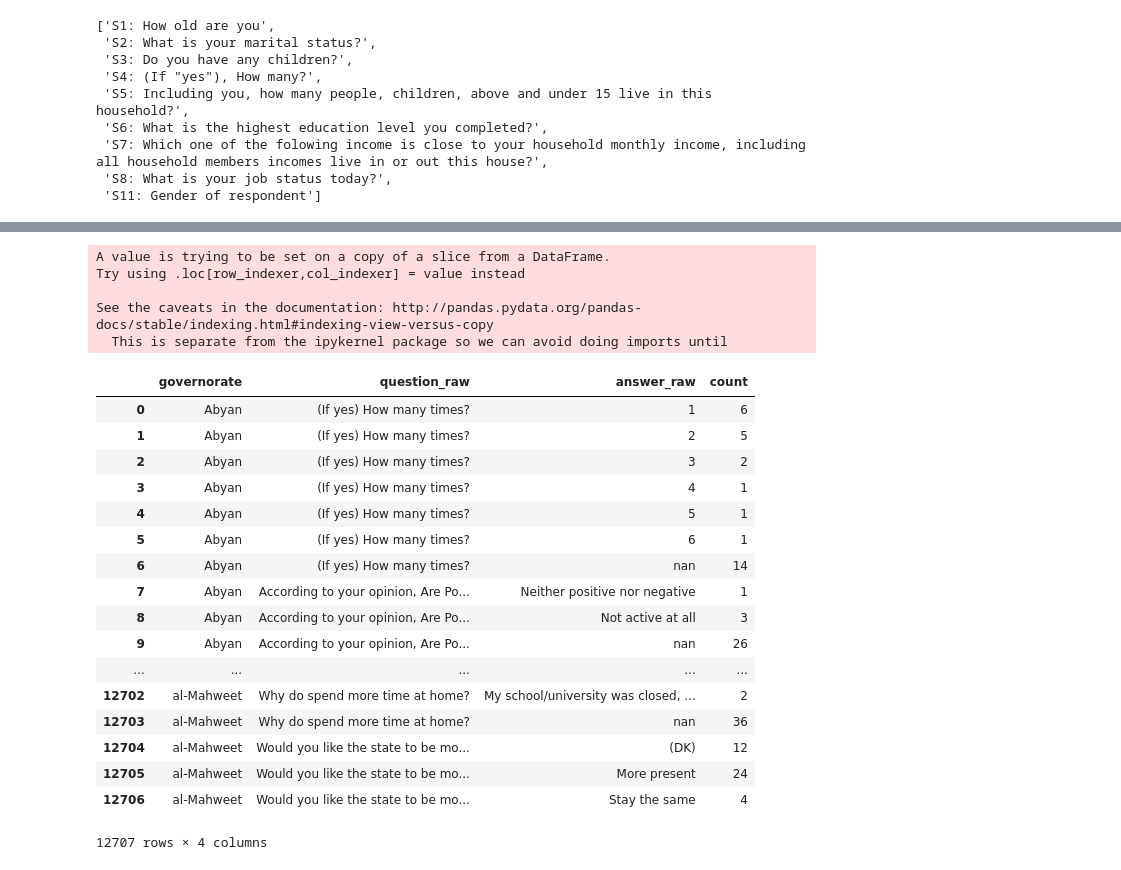
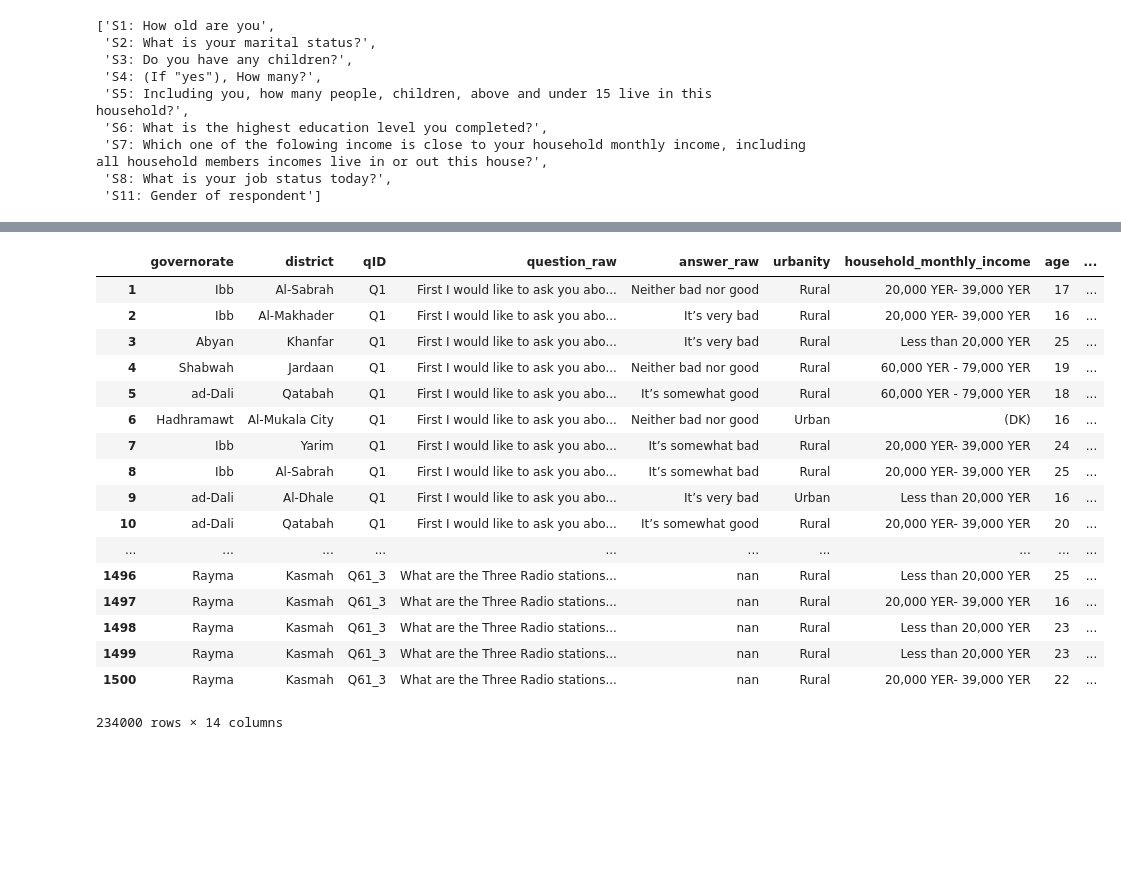
Before and after one commit to cmcenaney/ypc-data, a Jupyter notebook: 1_initial.ipynb, the cells around one changed output, grey strips where cells are left out. Saved outputs shown, nothing was run; the diff lists cells and outputs as text; code cells hidden in the pictures; blank space fills up the shorter version.

Commit message:
cleaned, formatted with calculations

```diff
--- a/1_initial.ipynb
+++ b/1_initial.ipynb
@@ -113,30 +116,28 @@ df_formatted.head()
-# %%
-# governorate > question > answer
-df_gov_q_a = df_formatted[['governorate', 'question_raw', 'answer_raw']]
-df_gov_q_a['count'] = ''
-df_gov_q_a = df_gov_q_a.groupby(['governorate', 'question_raw', 'answer_raw']).count().reset_index()
-df_gov_q_a.sort_values(['governorate', 'question_raw'])
-# %% [output]
-A value is trying to be set on a copy of a slice from a DataFrame.
-Try using .loc[row_indexer,col_indexer] = value instead
-
-See the caveats in the documentation: http://pandas.pydata.org/pandas-docs/stable/indexing.html#indexing-view-versus-copy
-  This is separate from the ipykernel package so we can avoid doing imports until
-|  | governorate | question_raw | answer_raw | count |
-| 0 | Abyan | (If yes) How many times? | 1 | 6 |
-| 1 | Abyan | (If yes) How many times? | 2 | 5 |
-| 2 | Abyan | (If yes) How many times? | 3 | 2 |
-| 3 | Abyan | (If yes) How many times? | 4 | 1 |
-| 4 | Abyan | (If yes) How many times? | 5 | 1 |
-| 5 | Abyan | (If yes) How many times? | 6 | 1 |
-| 6 | Abyan | (If yes) How many times? | nan | 14 |
-| 7 | Abyan | According to your opinion, Are Po... | Neither positive nor negative | 1 |
-| 8 | Abyan | According to your opinion, Are Po... | Not active at all | 3 |
-| 9 | Abyan | According to your opinion, Are Po... | nan | 26 |
-| ... | ... | ... | ... | ... |
-| 12702 | al-Mahweet | Why do spend more time at home? | My school/university was closed, ... | 2 |
-| 12703 | al-Mahweet | Why do spend more time at home? | nan | 36 |
-| 12704 | al-Mahweet | Would you like the state to be mo... | (DK) | 12 |
-| 12705 | al-Mahweet | Would you like the state to be mo... | More present | 24 |
-| 12706 | al-Mahweet | Would you like the state to be mo... | Stay the same | 4 |
-12707 rows × 4 columns
+# %%
+# df['avg_result'] = df.groupby(['a','b'])['result'].transform('mean')
+
+df_formatted['answer_count'] = df_formatted.groupby(['governorate', 'question_raw', 'answer_raw']).transform('count')
+df_formatted['answer_total'] = df_formatted.groupby(['governorate', 'question_raw']).transform('count')
+df_formatted['answer_pct'] = (df_formatted['answer_count'] / df_formatted['answer_total'])*100
+
+df_formatted
+# df_formatted.sort_values(['district', 'qID'])
+# %% [output]
+|  | governorate | district | qID | question_raw | answer_raw | urbanity | household_monthly_income | age | ... |
+| 1 | Ibb | Al-Sabrah | Q1 | First I would like to ask you abo... | Neither bad nor good | Rural | 20,000 YER- 39,000 YER | 17 | ... |
+| 2 | Ibb | Al-Makhader | Q1 | First I would like to ask you abo... | It’s very bad | Rural | 20,000 YER- 39,000 YER | 16 | ... |
+| 3 | Abyan | Khanfar | Q1 | First I would like to ask you abo... | It’s very bad | Rural | Less than 20,000 YER | 25 | ... |
+| 4 | Shabwah | Jardaan | Q1 | First I would like to ask you abo... | Neither bad nor good | Rural | 60,000 YER - 79,000 YER | 19 | ... |
+| 5 | ad-Dali | Qatabah | Q1 | First I would like to ask you abo... | It’s somewhat good | Rural | 60,000 YER - 79,000 YER | 18 | ... |
+| 6 | Hadhramawt | Al-Mukala City | Q1 | First I would like to ask you abo... | Neither bad nor good | Urban | (DK) | 16 | ... |
+| 7 | Ibb | Yarim | Q1 | First I would like to ask you abo... | It’s somewhat bad | Rural | 20,000 YER- 39,000 YER | 24 | ... |
+| 8 | Ibb | Al-Sabrah | Q1 | First I would like to ask you abo... | It’s somewhat bad | Rural | 20,000 YER- 39,000 YER | 25 | ... |
+| 9 | ad-Dali | Al-Dhale | Q1 | First I would like to ask you abo... | It’s very bad | Urban | Less than 20,000 YER | 16 | ... |
+| 10 | ad-Dali | Qatabah | Q1 | First I would like to ask you abo... | It’s somewhat good | Rural | 20,000 YER- 39,000 YER | 20 | ... |
+| ... | ... | ... | ... | ... | ... | ... | ... | ... | ... |
+| 1496 | Rayma | Kasmah | Q61_3 | What are the Three Radio stations... | nan | Rural | Less than 20,000 YER | 25 | ... |
+| 1497 | Rayma | Kasmah | Q61_3 | What are the Three Radio stations... | nan | Rural | 20,000 YER- 39,000 YER | 16 | ... |
+| 1498 | Rayma | Kasmah | Q61_3 | What are the Three Radio stations... | nan | Rural | Less than 20,000 YER | 23 | ... |
+| 1499 | Rayma | Kasmah | Q61_3 | What are the Three Radio stations... | nan | Rural | Less than 20,000 YER | 23 | ... |
+| 1500 | Rayma | Kasmah | Q61_3 | What are the Three Radio stations... | nan | Rural | 20,000 YER- 39,000 YER | 22 | ... |
+234000 rows × 14 columns
```
Also changed, not shown: parts of 3 cells of this notebook, 2 other files.
